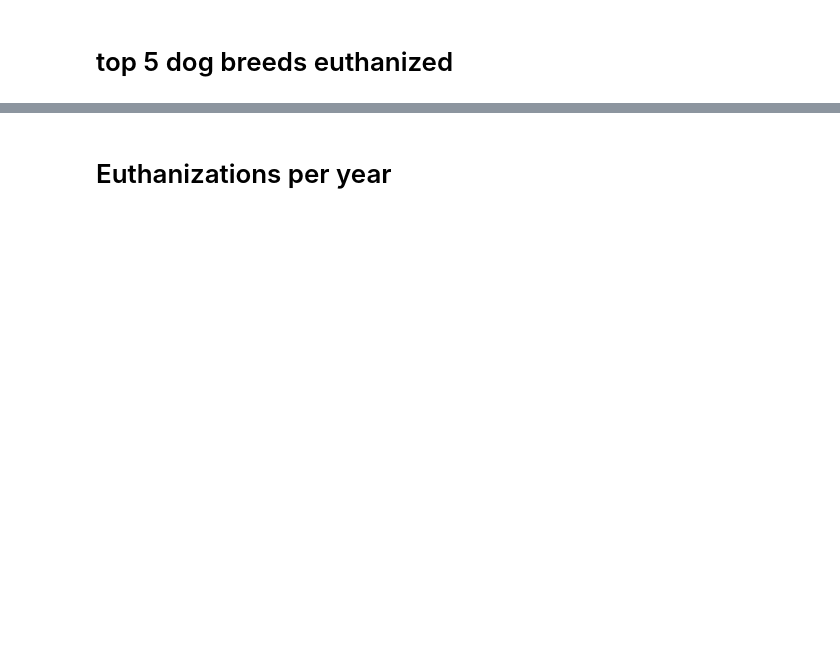
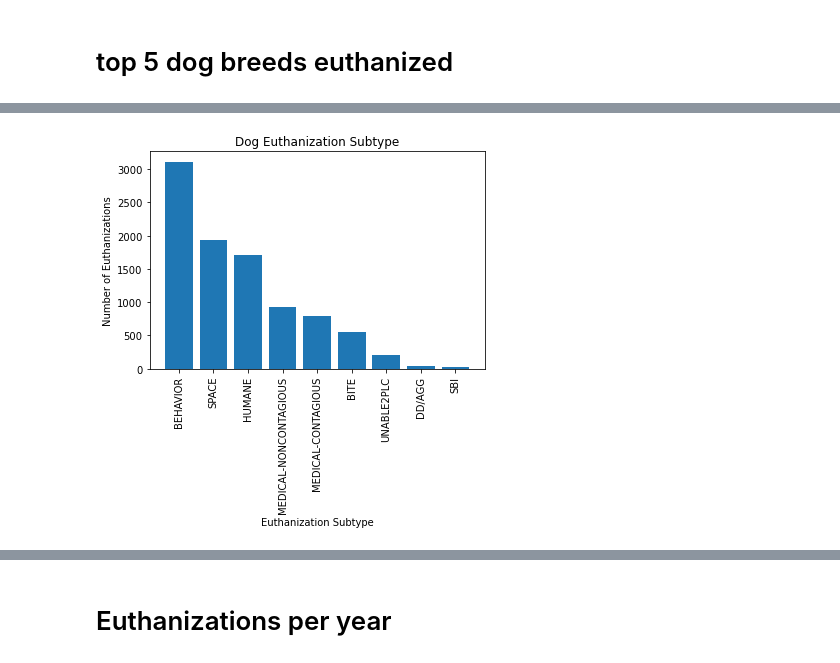
Before and after one commit to jconcha56429/Project1, a Jupyter notebook: Euthanization/Euthanization.ipynb, the cells around one changed output, grey strips where cells are left out. Cells and saved outputs as stored; diff of their text form; code cells hidden in the pictures; blank space fills up the shorter version.

```diff
--- a/Euthanization/Euthanization.ipynb
+++ b/Euthanization/Euthanization.ipynb
@@ -61,0 +81,12 @@ Name: Animal Breed, dtype: int64
+# %%
+# dog by euthanization subtype
+sub_dog = sub_euth.loc[sub_euth['Animal Type'] == 'DOG']
+sub_dog_count = sub_dog['Outcome Subtype'].value_counts()
+plt.bar(sub_dog_count.index,sub_dog_count)
+plt.xticks(rotation=90)
+plt.title('Dog Euthanization Subtype')
+plt.xlabel('Euthanization Subtype')
+plt.ylabel('Number of Euthanizations')
+plt.show()
+# %% [output]
+[figure, added]
```
Also changed, not shown: parts of 12 cells of this notebook.
